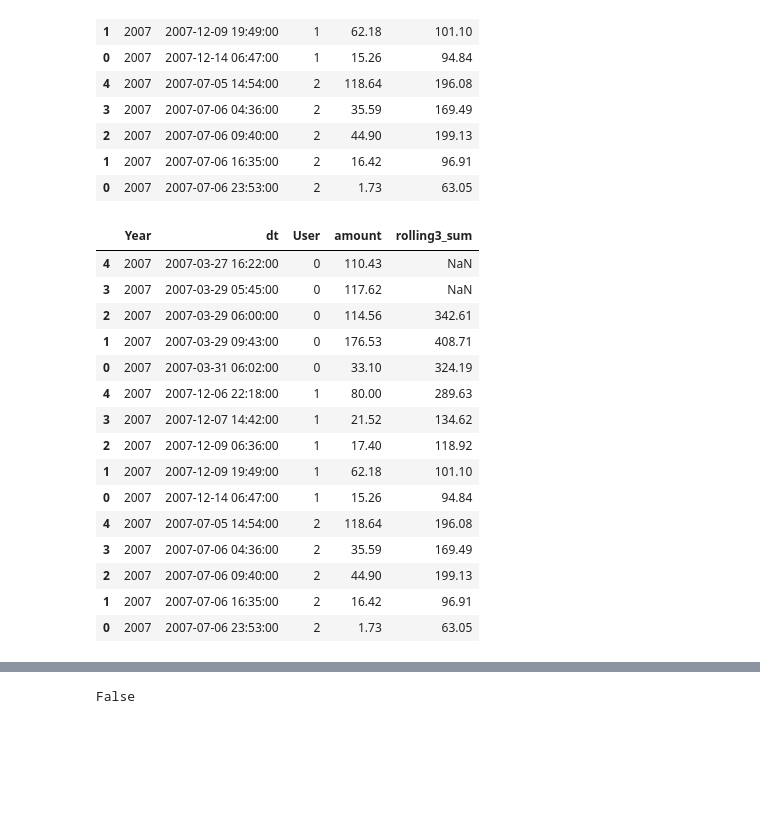
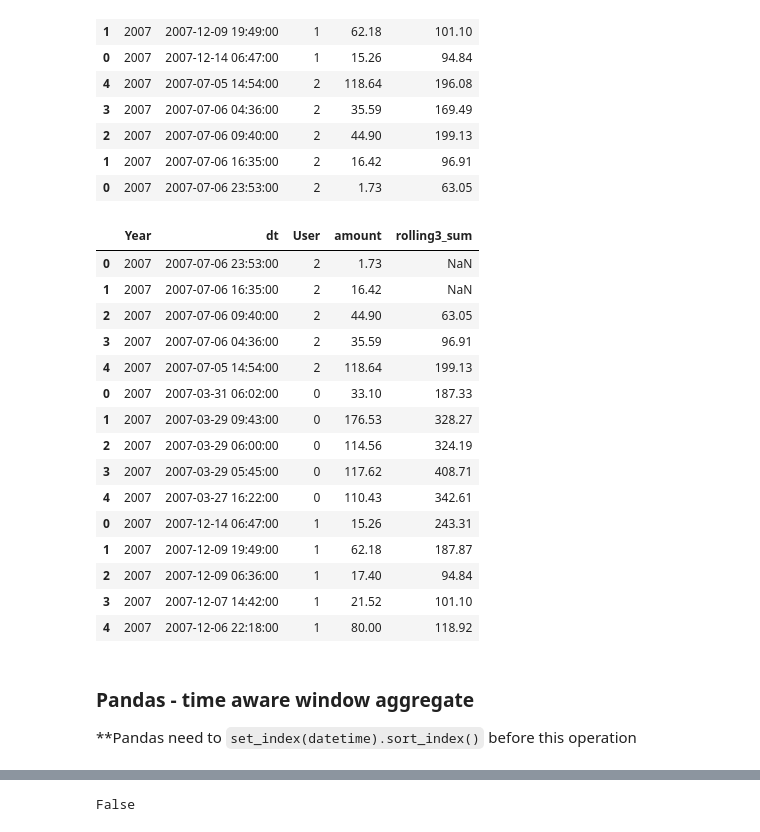
Before and after one commit to pbdanny/PythonProject, a Jupyter notebook: Dask/notebook/dask_timeseries.ipynb, the cells around one changed output, grey strips where cells are left out. Drawn from its saved outputs; the diff is of its cells as text; code cells hidden in the pictures; blank space fills up the shorter version.

Commit message:
update complex np.select , windows fn

```diff
--- a/Dask/notebook/dask_timeseries.ipynb
+++ b/Dask/notebook/dask_timeseries.ipynb
@@ -283,23 +284,25 @@ from sample_ddf
 # %%
 # Pandas - without out min_period=1, Pandas will give NaN for row with not enough data to calculate windos
 (pdf
- .sort_values(["User", "dt"], ascending=True)
  .assign(rolling3_sum = lambda x : x["amount"].rolling(window=3).sum().reset_index(drop=True).values)
 )
 # %% [output]
 |  | Year | dt | User | amount | rolling3_sum |
-| 4 | 2007 | 2007-03-27 16:22:00 | 0 | 110.43 | NaN |
-| 3 | 2007 | 2007-03-29 05:45:00 | 0 | 117.62 | NaN |
-| 2 | 2007 | 2007-03-29 06:00:00 | 0 | 114.56 | 342.61 |
-| 1 | 2007 | 2007-03-29 09:43:00 | 0 | 176.53 | 408.71 |
-| 0 | 2007 | 2007-03-31 06:02:00 | 0 | 33.10 | 324.19 |
-| 4 | 2007 | 2007-12-06 22:18:00 | 1 | 80.00 | 289.63 |
-| 3 | 2007 | 2007-12-07 14:42:00 | 1 | 21.52 | 134.62 |
-| 2 | 2007 | 2007-12-09 06:36:00 | 1 | 17.40 | 118.92 |
-| 1 | 2007 | 2007-12-09 19:49:00 | 1 | 62.18 | 101.10 |
-| 0 | 2007 | 2007-12-14 06:47:00 | 1 | 15.26 | 94.84 |
-| 4 | 2007 | 2007-07-05 14:54:00 | 2 | 118.64 | 196.08 |
-| 3 | 2007 | 2007-07-06 04:36:00 | 2 | 35.59 | 169.49 |
-| 2 | 2007 | 2007-07-06 09:40:00 | 2 | 44.90 | 199.13 |
-| 1 | 2007 | 2007-07-06 16:35:00 | 2 | 16.42 | 96.91 |
-| 0 | 2007 | 2007-07-06 23:53:00 | 2 | 1.73 | 63.05 |
+| 0 | 2007 | 2007-07-06 23:53:00 | 2 | 1.73 | NaN |
+| 1 | 2007 | 2007-07-06 16:35:00 | 2 | 16.42 | NaN |
+| 2 | 2007 | 2007-07-06 09:40:00 | 2 | 44.90 | 63.05 |
+| 3 | 2007 | 2007-07-06 04:36:00 | 2 | 35.59 | 96.91 |
+| 4 | 2007 | 2007-07-05 14:54:00 | 2 | 118.64 | 199.13 |
+| 0 | 2007 | 2007-03-31 06:02:00 | 0 | 33.10 | 187.33 |
+| 1 | 2007 | 2007-03-29 09:43:00 | 0 | 176.53 | 328.27 |
+| 2 | 2007 | 2007-03-29 06:00:00 | 0 | 114.56 | 324.19 |
+| 3 | 2007 | 2007-03-29 05:45:00 | 0 | 117.62 | 408.71 |
+| 4 | 2007 | 2007-03-27 16:22:00 | 0 | 110.43 | 342.61 |
+| 0 | 2007 | 2007-12-14 06:47:00 | 1 | 15.26 | 243.31 |
+| 1 | 2007 | 2007-12-09 19:49:00 | 1 | 62.18 | 187.87 |
+| 2 | 2007 | 2007-12-09 06:36:00 | 1 | 17.40 | 94.84 |
+| 3 | 2007 | 2007-12-07 14:42:00 | 1 | 21.52 | 101.10 |
+| 4 | 2007 | 2007-12-06 22:18:00 | 1 | 80.00 | 118.92 |
+# %% [markdown]
+### Pandas - time aware window aggregate
+**Pandas need to `set_index(datetime).sort_index()` before this operation
```
Also changed, not shown: parts of 33 cells of this notebook, 2 other files.
